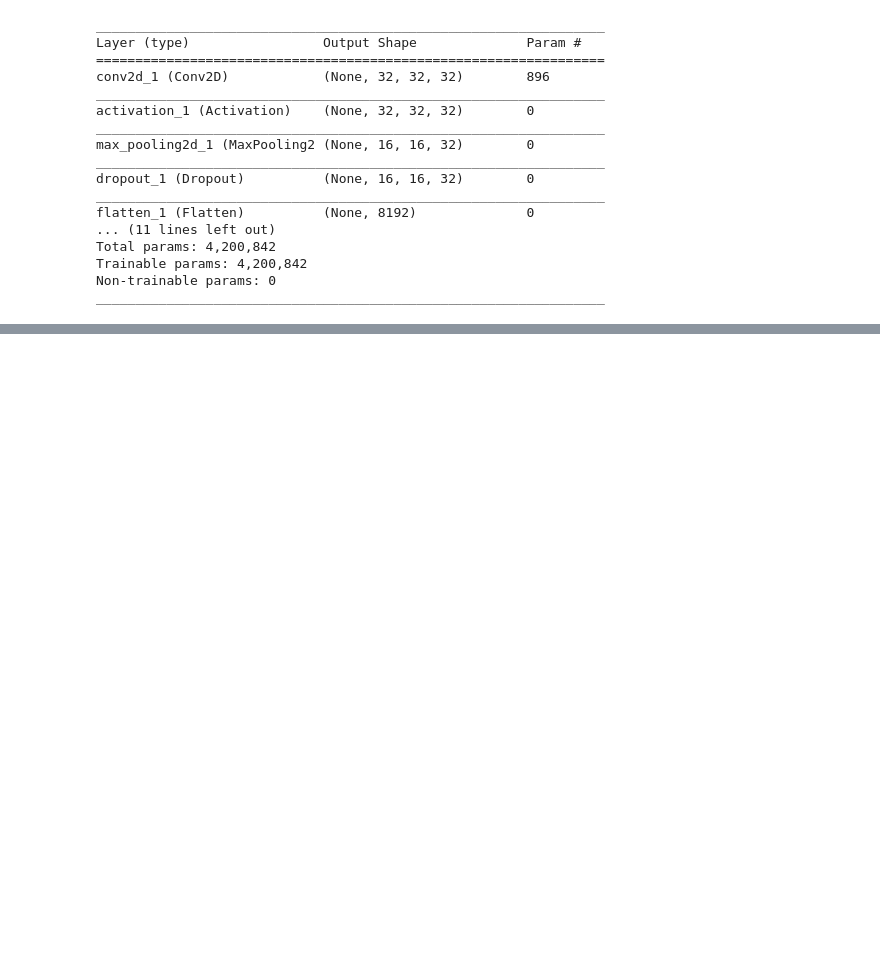
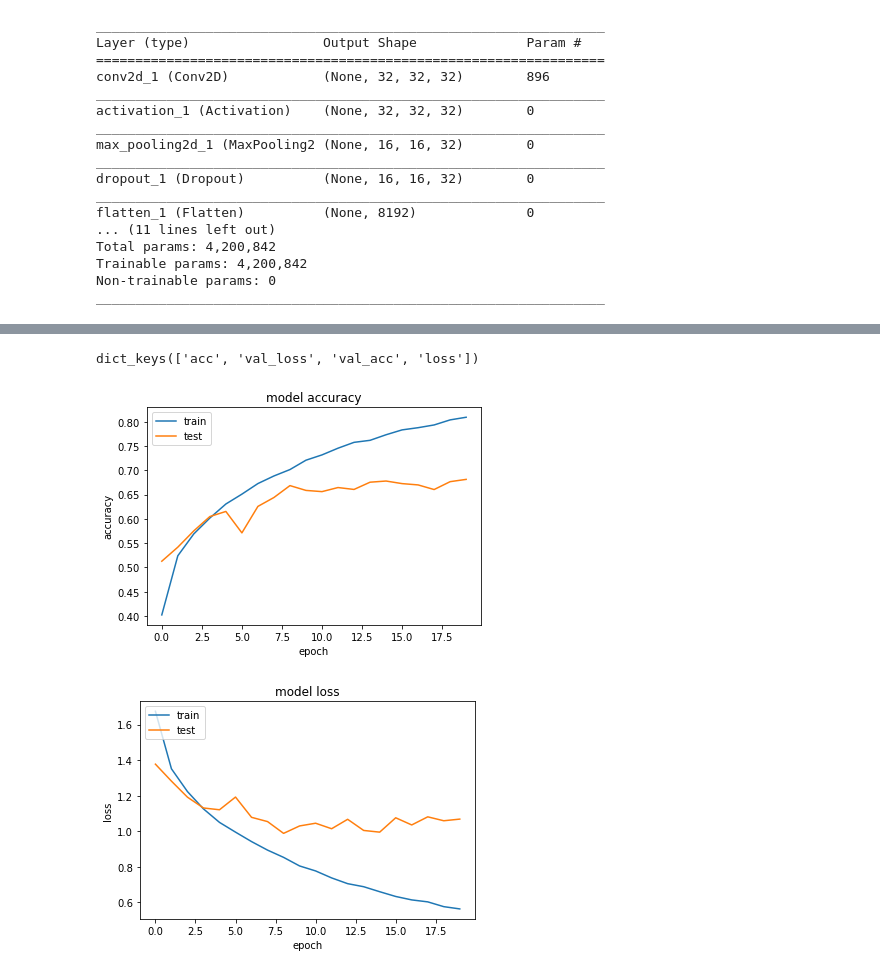
Before and after one commit to brucenielson/Keras-Deep-Learning, a Jupyter notebook: KerasDLCh3-CIFAR-1.ipynb, the cells around one changed output, grey strips where cells are left out. Drawn from its saved outputs; the diff is of its cells as text; code cells hidden in the pictures; blank space fills up the shorter version.

```diff
--- a/KerasDLCh3-CIFAR-1.ipynb
+++ b/KerasDLCh3-CIFAR-1.ipynb
@@ -111,19 +126,24 @@ Epoch 1/20
 # %%
 # list all data in history
 print(history.history.keys())
 # summarize history for accuracy
 #plt.plot(mo)
+plt.plot(history.history['acc'])
 plt.plot(history.history['val_acc'])
 plt.title('model accuracy')
 plt.ylabel('accuracy')
 plt.xlabel('epoch')
 plt.legend(['train', 'test'], loc='upper left')
 plt.show()
 # summarize history for loss
 plt.plot(history.history['loss'])
 plt.plot(history.history['val_loss'])
 plt.title('model loss')
 plt.ylabel('loss')
 plt.xlabel('epoch')
 plt.legend(['train', 'test'], loc='upper left')
 plt.show()
+# %% [output]
+dict_keys(['acc', 'val_loss', 'val_acc', 'loss'])
+[figure, added]
+[figure, added]
```
Also changed, not shown: parts of 1 cell of this notebook, 3 other files.
